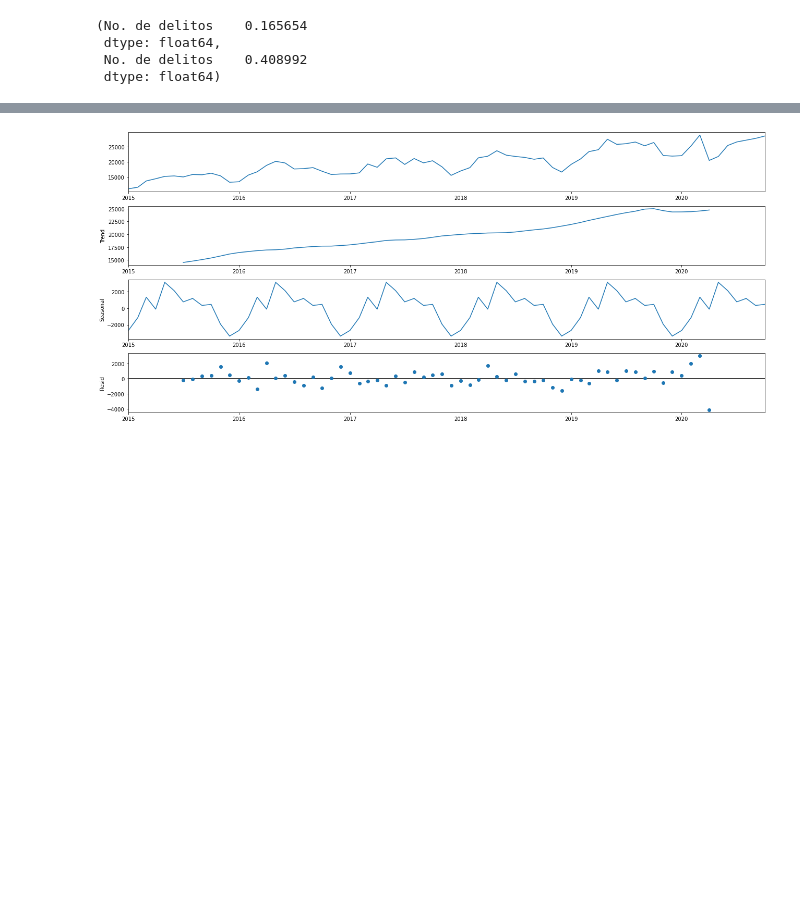
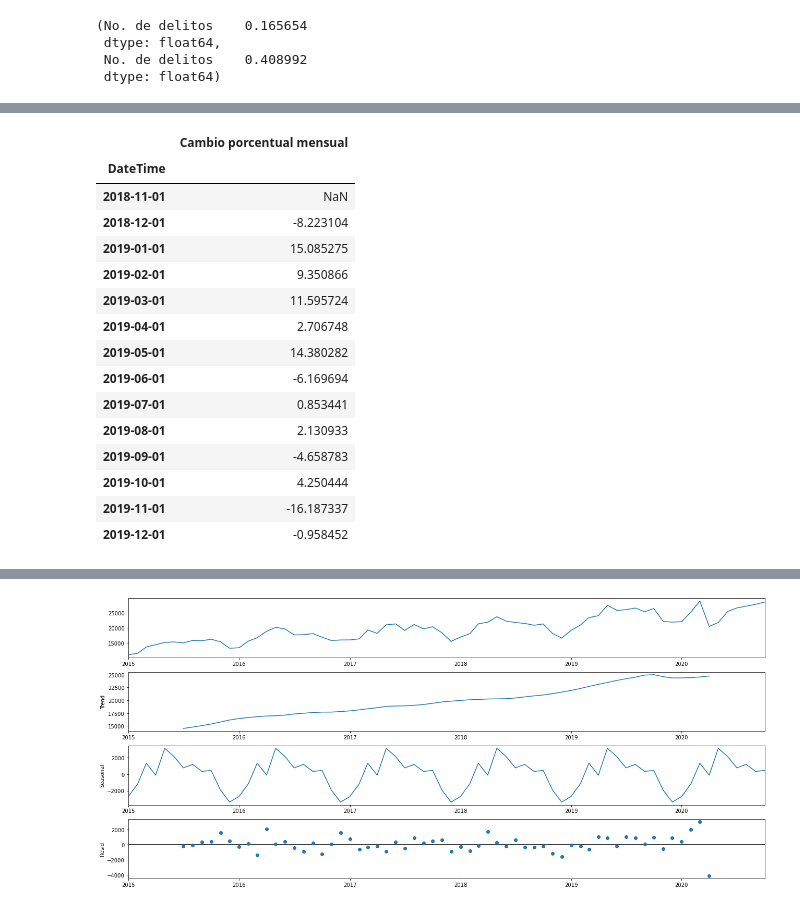
Before and after one commit to ejcv/dataMexicoChallenge, a Jupyter notebook: forecasting_crimes.ipynb, the cells around one changed output, grey strips where cells are left out. Cells and saved outputs as stored; diff of their text form; code cells hidden in the pictures; blank space fills up the shorter version.

```diff
--- a/forecasting_crimes.ipynb
+++ b/forecasting_crimes.ipynb
@@ -303,0 +346,21 @@ sex_gender_crimes/total_crimes, robbery_crimes/total_crimes
+# %%
+national_sex_gender_crimes_change = national_sex_gender_crimes_df.set_index('DateTime')['2018-11':'2019']
+national_sex_gender_crimes_change['Cambio porcentual mensual'] = national_sex_gender_crimes_change['No. de delitos'].pct_change()*100
+national_sex_gender_crimes_change.drop(columns='No. de delitos')
+# %% [output]
+|  | Cambio porcentual mensual |
+| DateTime |  |
+| 2018-11-01 | NaN |
+| 2018-12-01 | -8.223104 |
+| 2019-01-01 | 15.085275 |
+| 2019-02-01 | 9.350866 |
+| 2019-03-01 | 11.595724 |
+| 2019-04-01 | 2.706748 |
+| 2019-05-01 | 14.380282 |
+| 2019-06-01 | -6.169694 |
+| 2019-07-01 | 0.853441 |
+| 2019-08-01 | 2.130933 |
+| 2019-09-01 | -4.658783 |
+| 2019-10-01 | 4.250444 |
+| 2019-11-01 | -16.187337 |
+| 2019-12-01 | -0.958452 |
```
Also changed, not shown: parts of 12 cells of this notebook, 1 other file.
